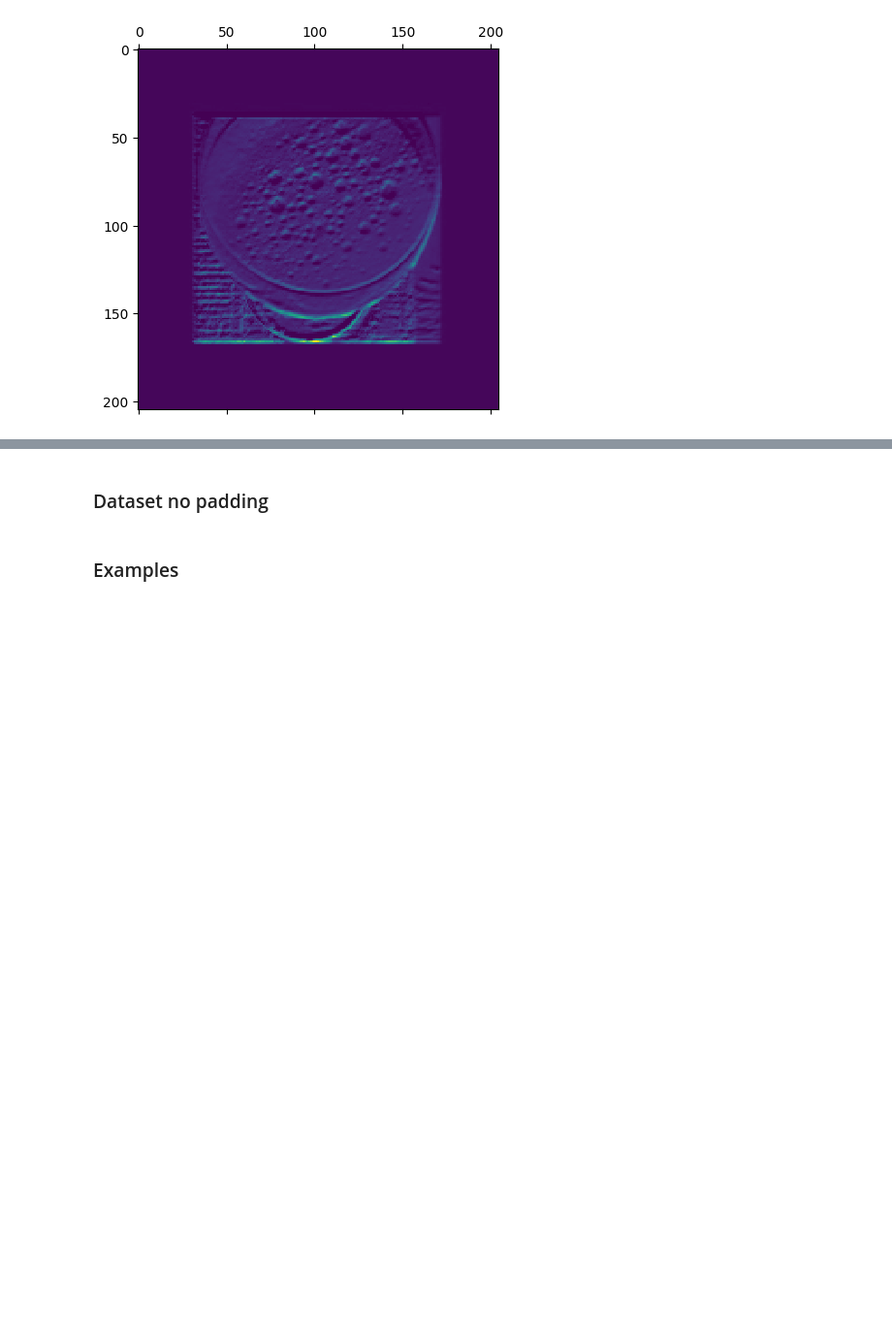
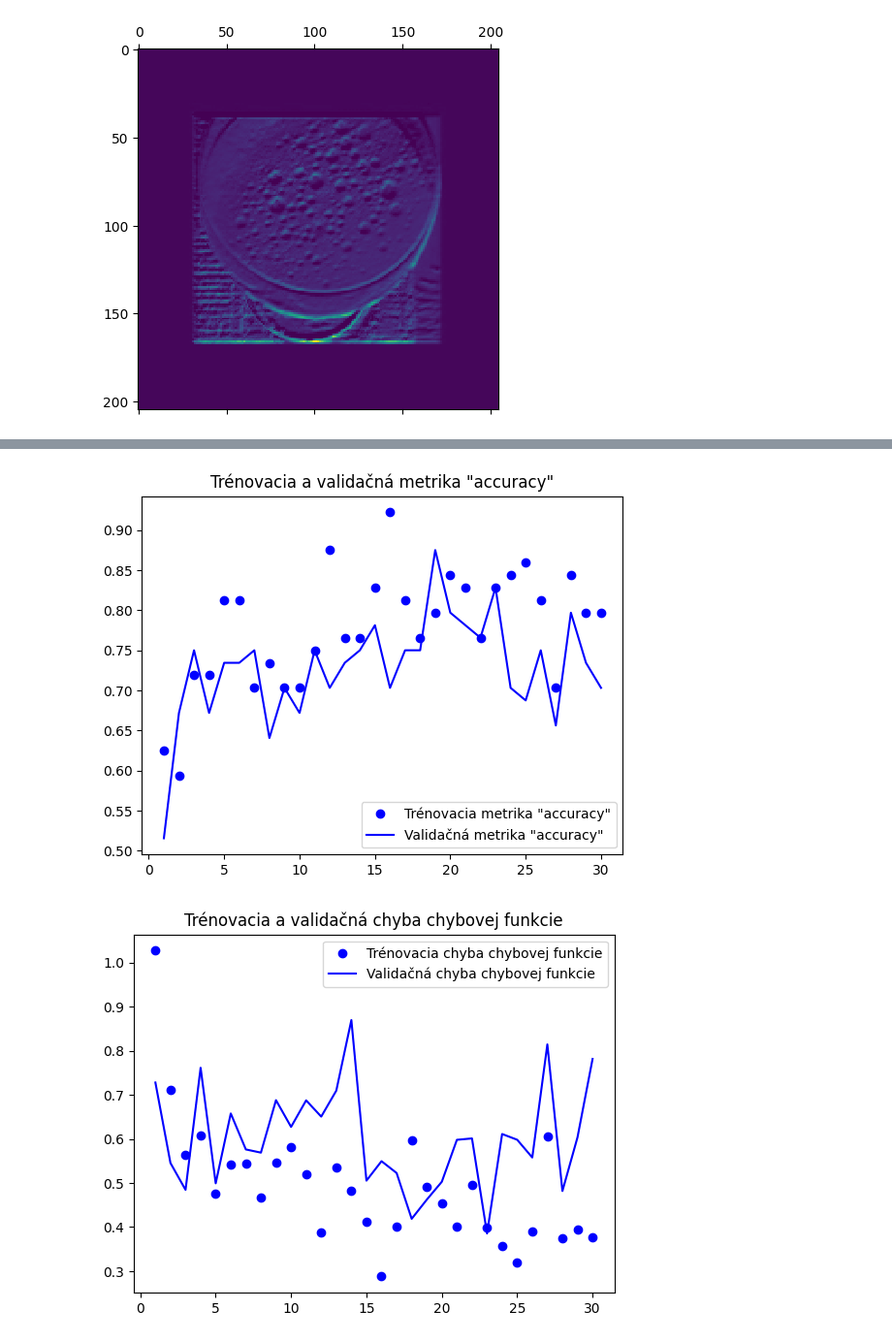
Before and after one commit to NikoletaKocurovaAI/artificial-intelligence, a Jupyter notebook: computer-vision/robot-object-recognition/research/object_classification.ipynb, the cells around one changed output, grey strips where cells are left out. Shown at 97% size. Drawn from its saved outputs; the diff is of its cells as text; code cells hidden in the pictures; blank space fills up the shorter version.

```diff
--- a/computer-vision/robot-object-recognition/research/object_classification.ipynb
+++ b/computer-vision/robot-object-recognition/research/object_classification.ipynb
@@ -1199,4 +848,6 @@ Epoch 1/5
-# %% [markdown]
-### Dataset no padding
-# %% [markdown]
-### Examples
+# %%
+
+plot_results("accuracy_plot_augmentation.png", "loss_plot_augmentation.png")
+# %% [output]
+[figure, added]
+[figure, added]
```
Also changed, not shown: parts of 93 cells of this notebook.
